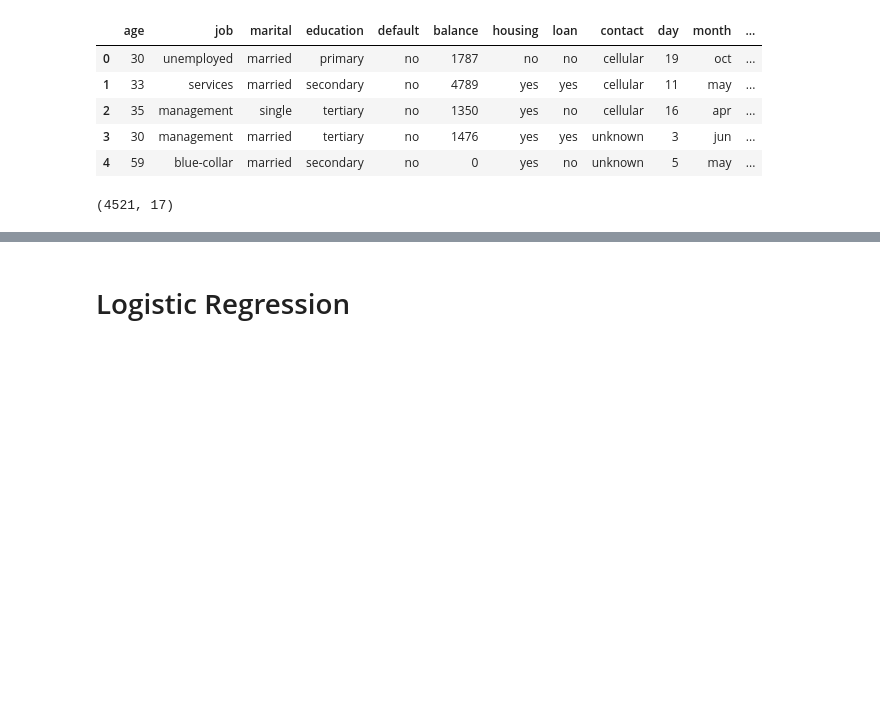
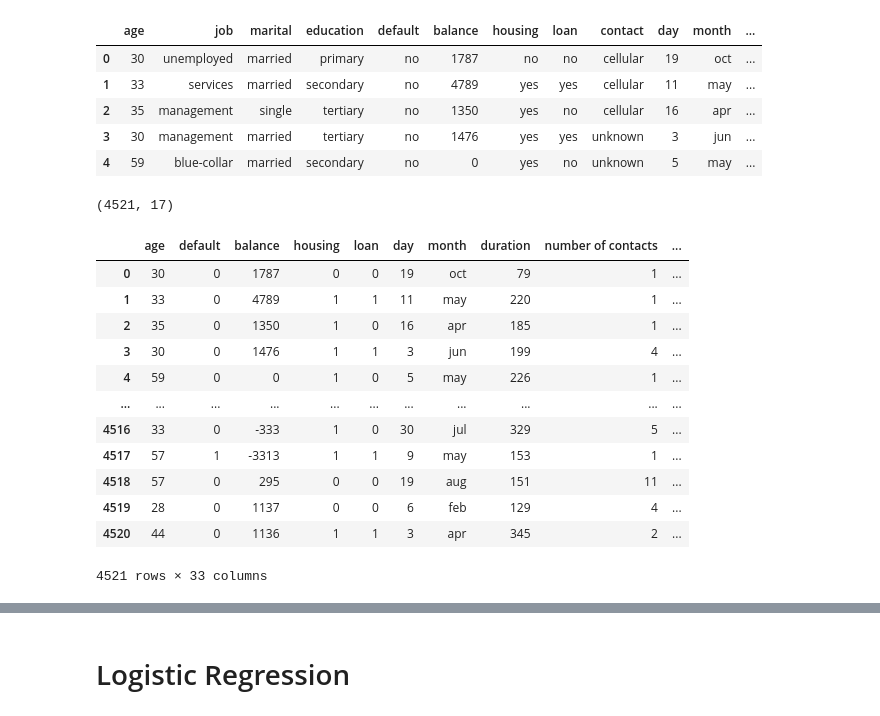
Before and after one commit to adityasngh/Bank-Marketing-Dataset, a Jupyter notebook: Banking Marketing Targets.ipynb, the cells around one changed output, grey strips where cells are left out. Drawn from its saved outputs; the diff is of its cells as text; code cells hidden in the pictures; blank space fills up the shorter version.

```diff
--- a/Banking Marketing Targets.ipynb
+++ b/Banking Marketing Targets.ipynb
@@ -200,17 +206,34 @@ df_test.shape
 (4521, 17)
 # %%
 def df_transform(df):
-    df_test = pd.get_dummies(df_test, columns=['job','marital','education','contact','poutcome'], drop_first=True)
-    df_test['previous'] = scaler.fit_transform(df_test[['previous']])
-    df_test.rename(columns={'campaign':'number of contacts'}, inplace=True)
-    df_test.rename(columns={'pdays': '#days gap b/w contact'}, inplace=True)
-    df_test.rename(columns={'previous': 'previous # contacts'}, inplace=True)
-    df_test['default'].replace({'no':0, 'yes':1},inplace=True)
-    df_test['housing'].replace({'yes': 1, 'no': 0}, inplace=True)
-    df_test['loan'].replace({'no':0, 'yes':1},inplace=True)
-    df_test['#days gap b/w contact'].replace({-1: 0}, inplace=True)
-    df_test = df_test[columns_order]
-    df_test.replace({'no':0, 'yes':1}, inplace=True)
+    df = pd.get_dummies(df, columns=['job','marital','education','contact','poutcome'], drop_first=True)
+    df['previous'] = scaler.fit_transform(df[['previous']])
+    df.rename(columns={'campaign':'number of contacts'}, inplace=True)
+    df.rename(columns={'pdays': '#days gap b/w contact'}, inplace=True)
+    df.rename(columns={'previous': 'previous # contacts'}, inplace=True)
+    df['default'].replace({'no':0, 'yes':1},inplace=True)
+    df['housing'].replace({'yes': 1, 'no': 0}, inplace=True)
+    df['loan'].replace({'no':0, 'yes':1},inplace=True)
+    df['#days gap b/w contact'].replace({-1: 0}, inplace=True)
+    df = df[columns_order]
+    df.replace({'no':0, 'yes':1}, inplace=True)
+    return df
+# %%
+df_transform(df_test)
+# %% [output]
+|  | age | default | balance | housing | loan | day | month | duration | number of contacts | ... |
+| 0 | 30 | 0 | 1787 | 0 | 0 | 19 | oct | 79 | 1 | ... |
+| 1 | 33 | 0 | 4789 | 1 | 1 | 11 | may | 220 | 1 | ... |
+| 2 | 35 | 0 | 1350 | 1 | 0 | 16 | apr | 185 | 1 | ... |
+| 3 | 30 | 0 | 1476 | 1 | 1 | 3 | jun | 199 | 4 | ... |
+| 4 | 59 | 0 | 0 | 1 | 0 | 5 | may | 226 | 1 | ... |
+| ... | ... | ... | ... | ... | ... | ... | ... | ... | ... | ... |
+| 4516 | 33 | 0 | -333 | 1 | 0 | 30 | jul | 329 | 5 | ... |
+| 4517 | 57 | 1 | -3313 | 1 | 1 | 9 | may | 153 | 1 | ... |
+| 4518 | 57 | 0 | 295 | 0 | 0 | 19 | aug | 151 | 11 | ... |
+| 4519 | 28 | 0 | 1137 | 0 | 0 | 6 | feb | 129 | 4 | ... |
+| 4520 | 44 | 0 | 1136 | 1 | 1 | 3 | apr | 345 | 2 | ... |
+4521 rows × 33 columns
 # %%
 df_test.head()
 df_test.shape
```
Also changed, not shown: parts of 7 cells of this notebook.
